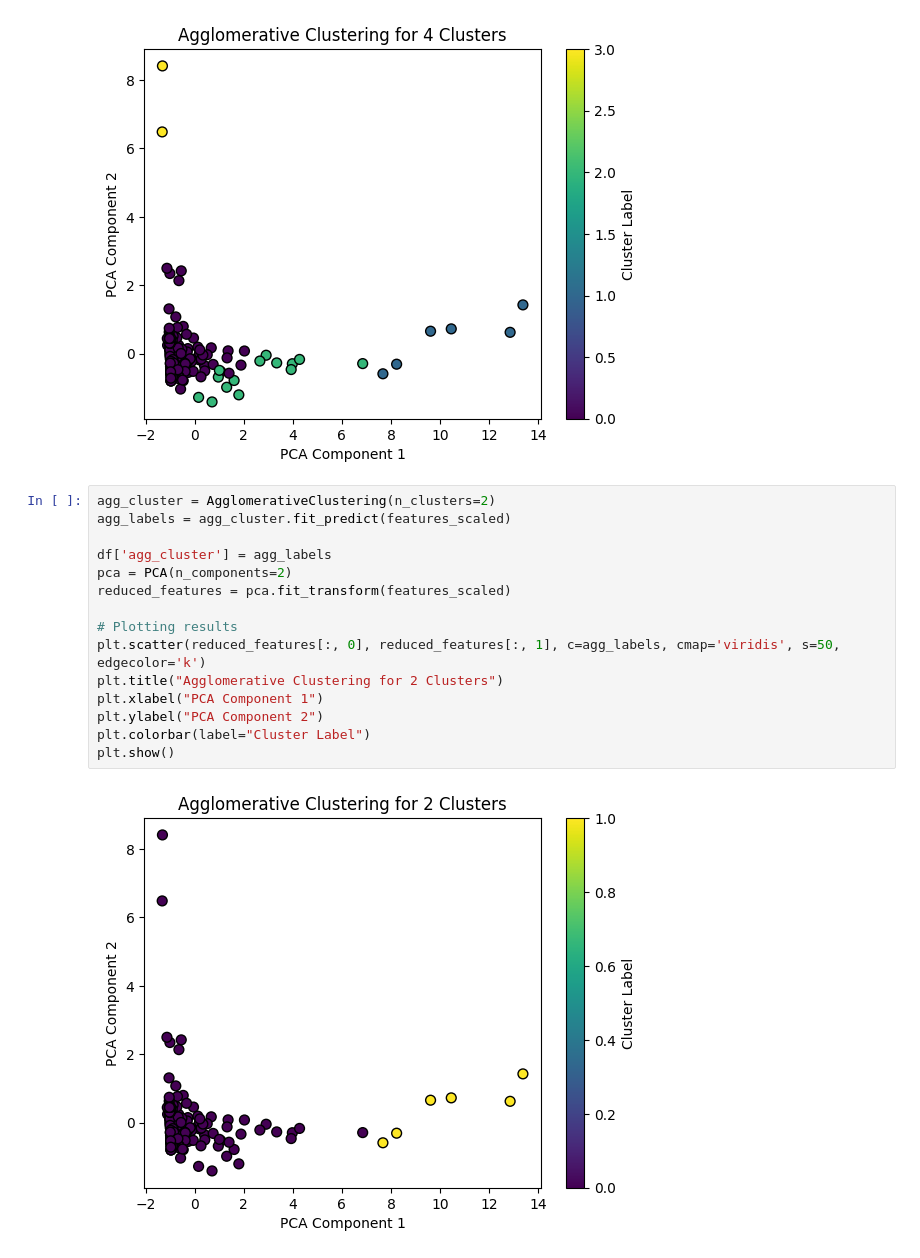
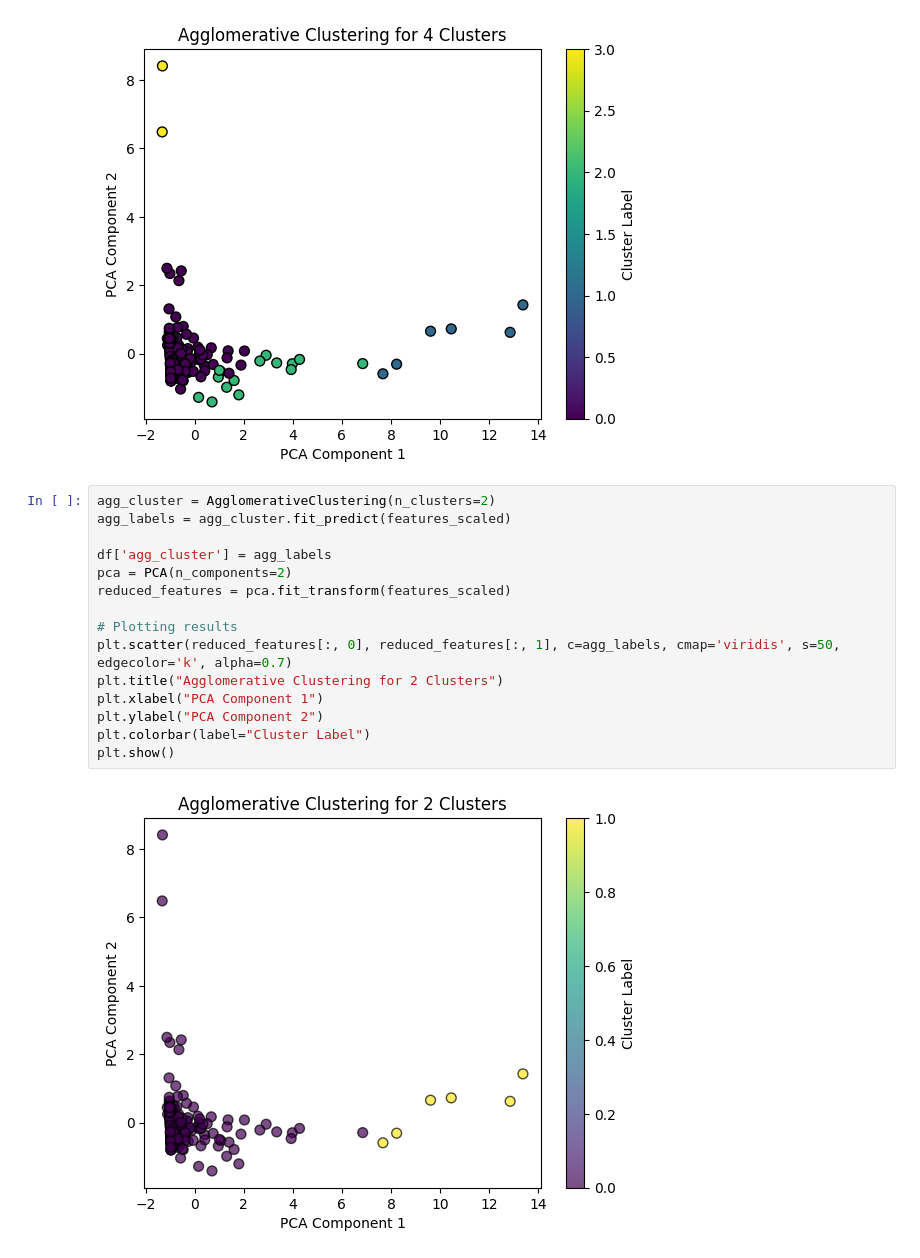
Before and after one commit to Ella-Raputri/FoDS-FinalProject, a Jupyter notebook: ML/unsupervised_clustering/old/agg_cluster.ipynb, the cells around one changed output. Drawn from its saved outputs; the diff is of its cells as text.

```diff
--- a/ML/unsupervised_clustering/agg_cluster.ipynb
+++ b/ML/unsupervised_clustering/old/agg_cluster.ipynb
@@ -88,17 +88,17 @@ plt.show()
 # %%
 agg_cluster = AgglomerativeClustering(n_clusters=2)
 agg_labels = agg_cluster.fit_predict(features_scaled)
 
 df['agg_cluster'] = agg_labels
 pca = PCA(n_components=2)
 reduced_features = pca.fit_transform(features_scaled)
 
 # Plotting results
-plt.scatter(reduced_features[:, 0], reduced_features[:, 1], c=agg_labels, cmap='viridis', s=50, edgecolor='k')
+plt.scatter(reduced_features[:, 0], reduced_features[:, 1], c=agg_labels, cmap='viridis', s=50, edgecolor='k', alpha=0.7)
 plt.title("Agglomerative Clustering for 2 Clusters")
 plt.xlabel("PCA Component 1")
 plt.ylabel("PCA Component 2")
 plt.colorbar(label="Cluster Label")
 plt.show()
 # %% [output]
-[figure, old version]
+[figure, new version]
```
Also changed, not shown: 9 other files.
